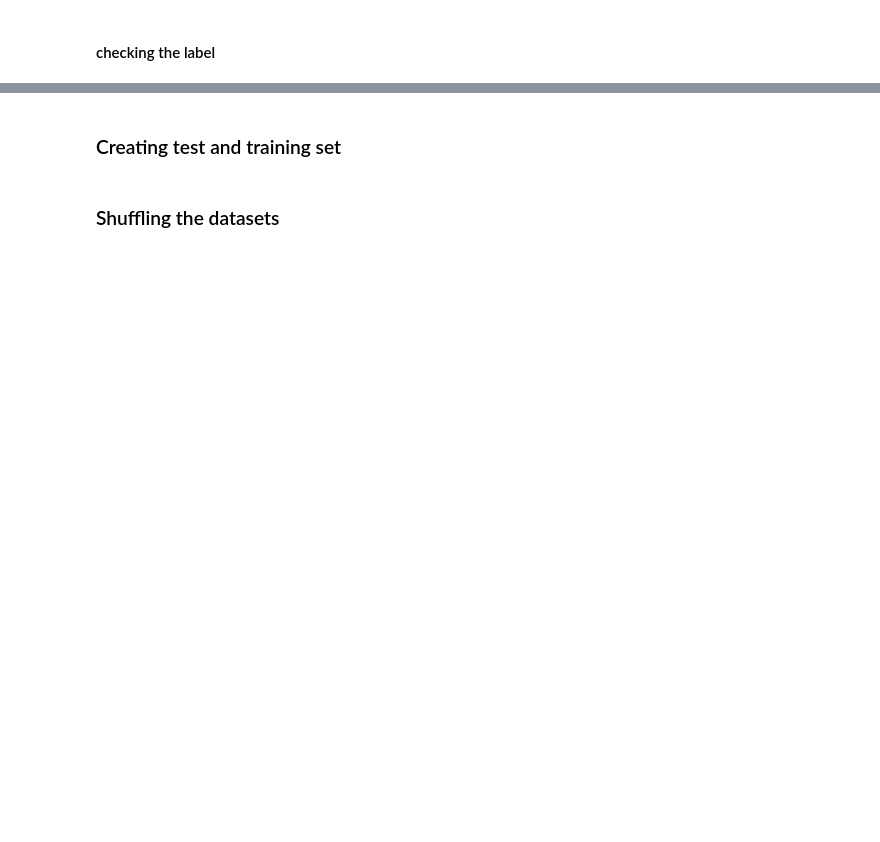
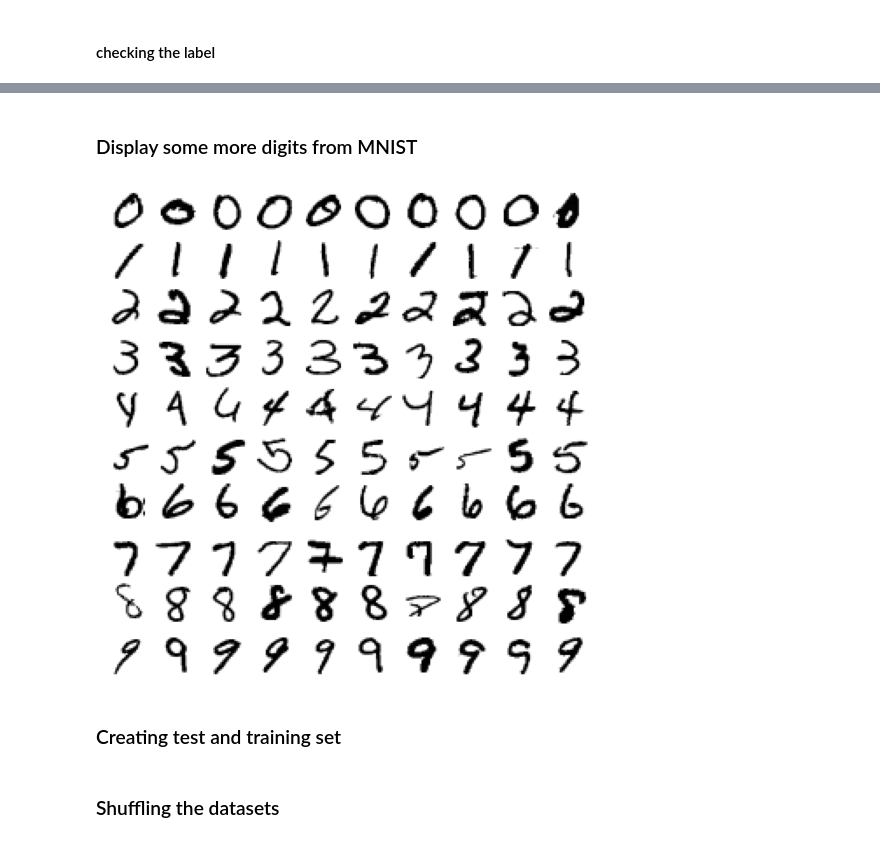
Before and after one commit to wszczawinski/handson-ml-exercises, a Jupyter notebook: 3 - MNIST - Classification.ipynb, the cells around one changed output, grey strips where cells are left out. Cells and saved outputs as stored; diff of their text form; code cells hidden in the pictures; blank space fills up the shorter version.

```diff
--- a/3 - MNIST - Classification.ipynb
+++ b/3 - MNIST - Classification.ipynb
@@ -90,3 +89,33 @@ y[36000]
+# %% [markdown]
+### Display some more digits from MNIST
+# %%
+def plot_digit(data):
+    image = data.reshape(28, 28)
+    plt.imshow(image, cmap = mpl.cm.binary,
+               interpolation="nearest")
+    plt.axis("off")
+
+def plot_digits(instances, images_per_row=10, **options):
+    size = 28
+    images_per_row = min(len(instances), images_per_row)
+    images = [instance.reshape(size,size) for instance in instances]
+    n_rows = (len(instances) - 1) // images_per_row + 1
+    row_images = []
+    n_empty = n_rows * images_per_row - len(instances)
+    images.append(np.zeros((size, size * n_empty)))
+    for row in range(n_rows):
+        rimages = images[row * images_per_row : (row + 1) * images_per_row]
+        row_images.append(np.concatenate(rimages, axis=1))
+    image = np.concatenate(row_images, axis=0)
+    plt.imshow(image, cmap = mpl.cm.binary, **options)
+    plt.axis("off")
+
+plt.figure(figsize=(9,9))
+example_images = np.r_[X[:12000:600], X[13000:30600:600], X[30600:60000:590]]
+plot_digits(example_images, images_per_row=10)
+plt.show()
+# %% [output]
+[figure, added]
 # %% [markdown]
 ### Creating test and training set
 # %%
```
Also changed, not shown: parts of 14 cells of this notebook.
